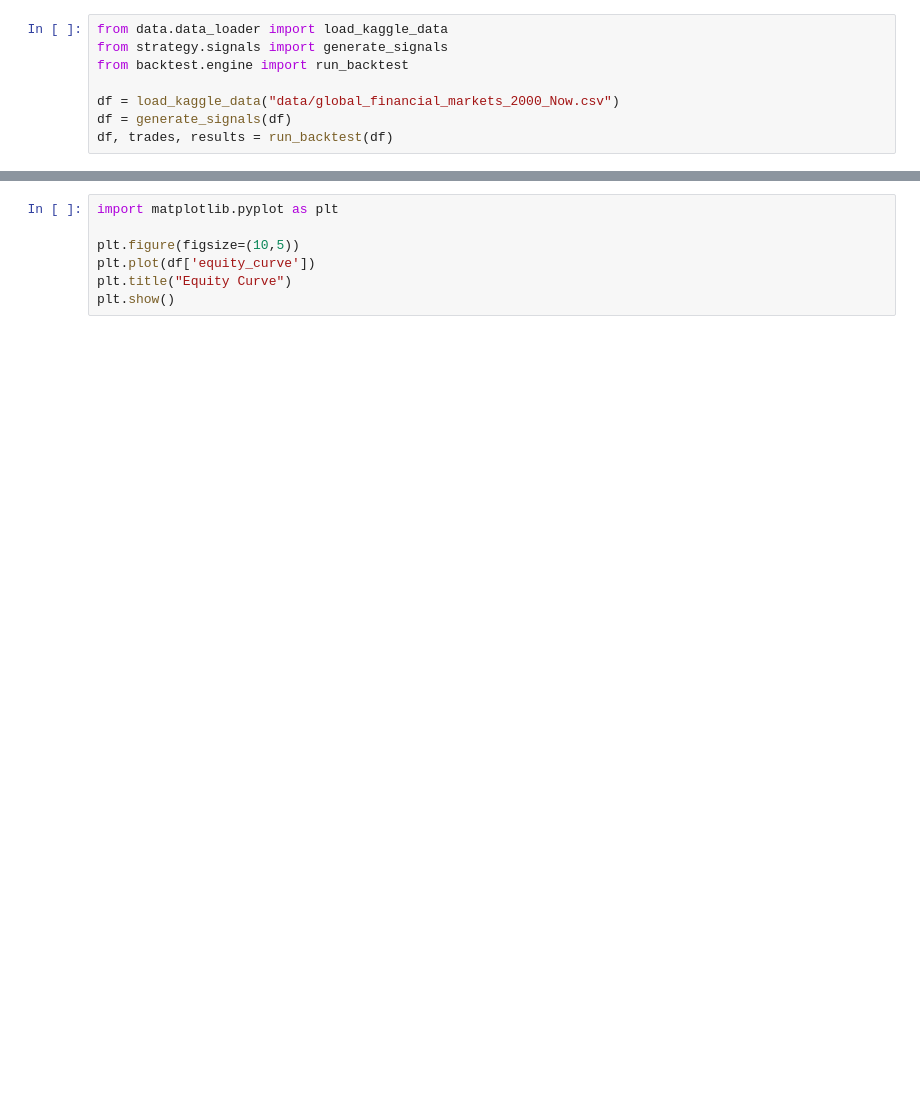
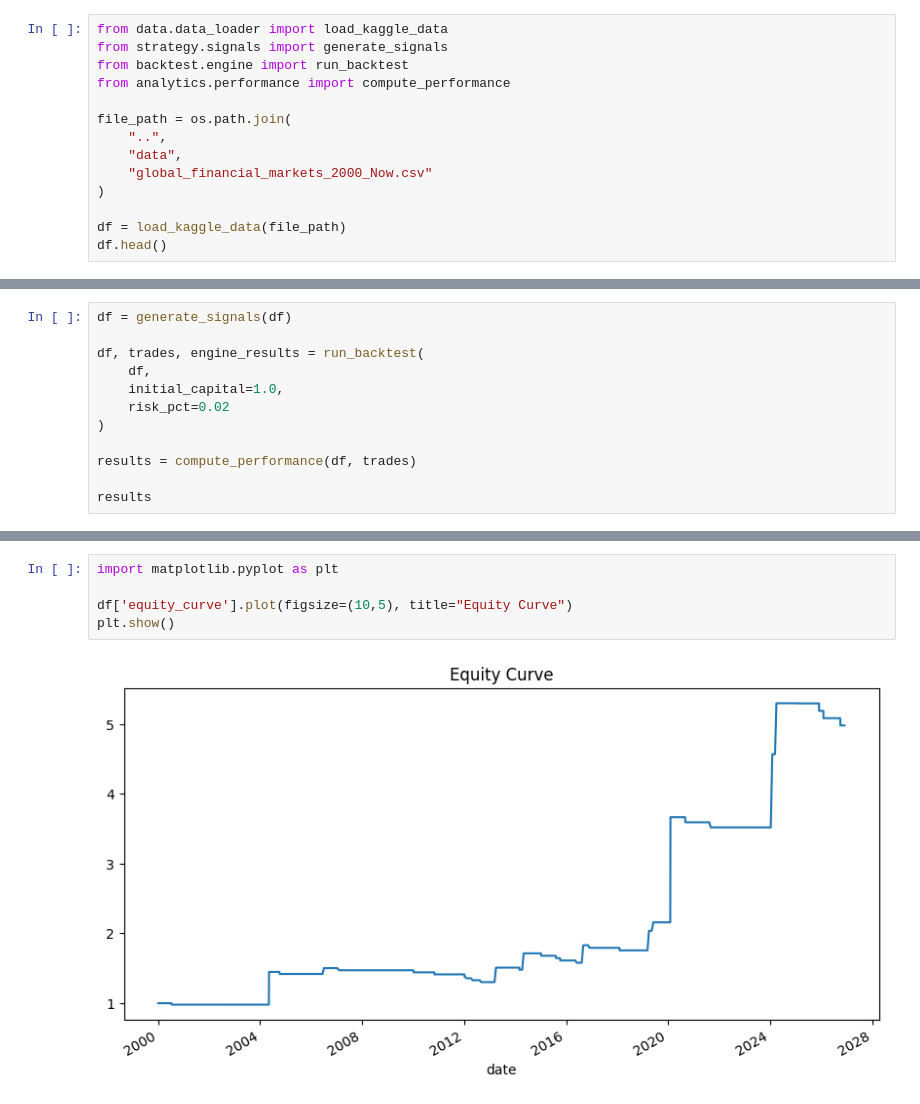
Before and after one commit to kunal0412/quant-research-portfolio, a Jupyter notebook: quant-intraday-strategy/notebooks/analysis.ipynb, the cells around one changed output, grey strips where cells are left out. Cells and saved outputs as stored; diff of their text form; blank space fills up the shorter version.

```diff
--- a/quant-intraday-strategy/notebooks/analysis.ipynb
+++ b/quant-intraday-strategy/notebooks/analysis.ipynb
@@ -2,8 +12,14 @@
 from data.data_loader import load_kaggle_data
 from strategy.signals import generate_signals
 from backtest.engine import run_backtest
+from analytics.performance import compute_performance
 
-df = load_kaggle_data("data/global_financial_markets_2000_Now.csv")
-df = generate_signals(df)
-df, trades, results = run_backtest(df)
+file_path = os.path.join(
+    "..",
+    "data",
+    "global_financial_markets_2000_Now.csv"
+)
+
+df = load_kaggle_data(file_path)
+df.head()
 # %% [output]
@@ -10,0 +33,12 @@ ModuleNotFoundError: No module named 'data'
+# %%
+df = generate_signals(df)
+
+df, trades, engine_results = run_backtest(
+    df,
+    initial_capital=1.0,
+    risk_pct=0.02
+)
+
+results = compute_performance(df, trades)
+
+results
@@ -11,10 +56,10 @@ ModuleNotFoundError: No module named 'data'
 # %%
 import matplotlib.pyplot as plt
 
-plt.figure(figsize=(10,5))
-plt.plot(df['equity_curve'])
-plt.title("Equity Curve")
+df['equity_curve'].plot(figsize=(10,5), title="Equity Curve")
 plt.show()
+# %% [output]
+[figure, added]
 # %%
 peak = df['equity_curve'].cummax()
 dd = (df['equity_curve'] - peak) / peak
```
Also changed, not shown: parts of 6 cells of this notebook.
